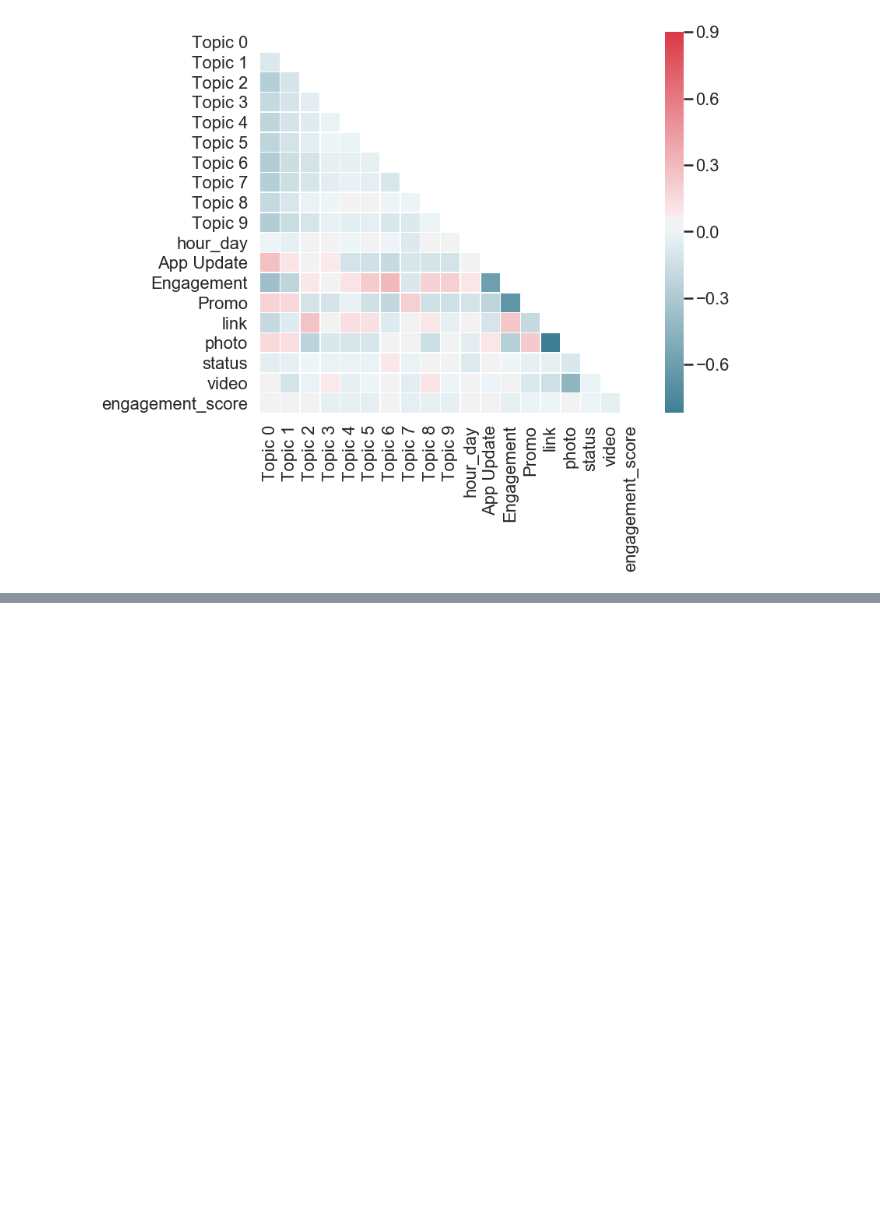
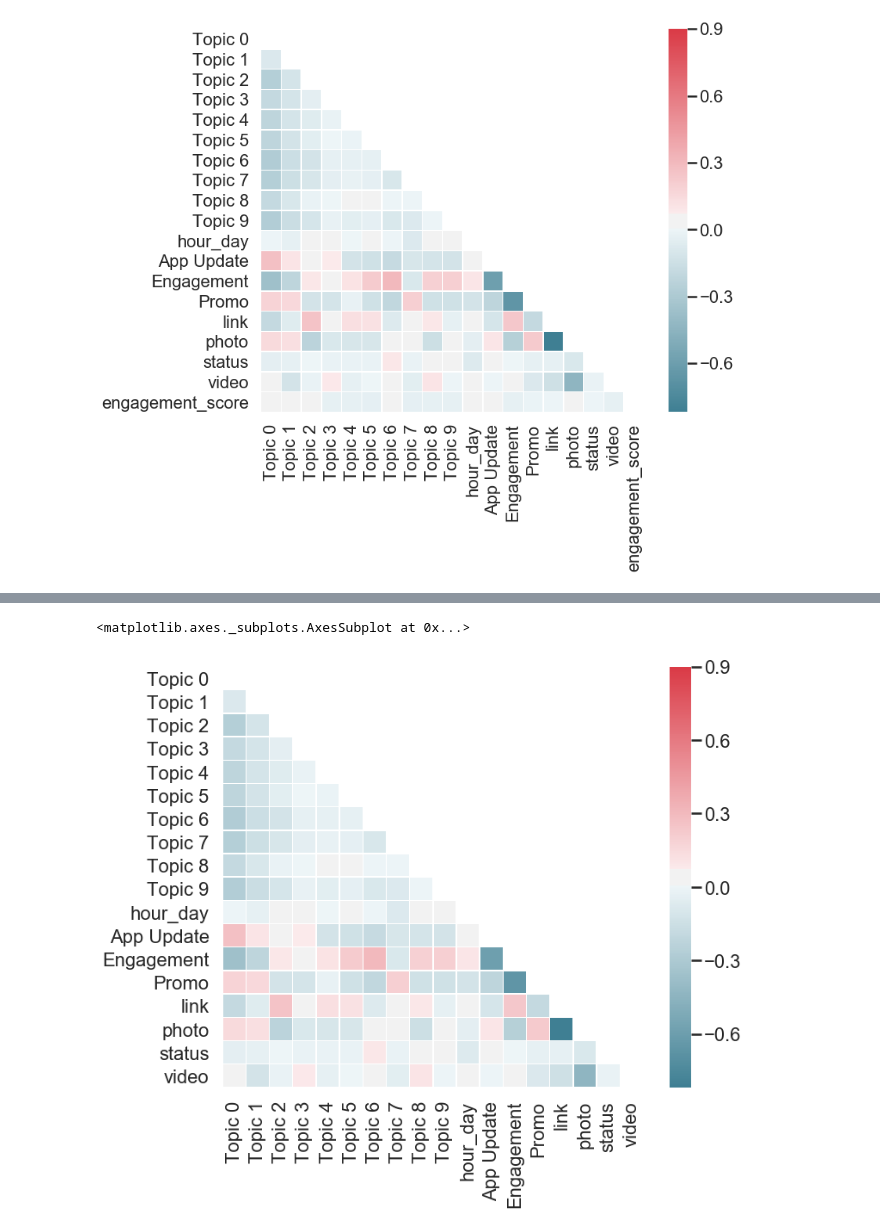
Before and after one commit to sherry0812/TeamUnicorn-NLP-FinTech, a Jupyter notebook: FinalTable/FinalTable.ipynb, the cells around one changed output, grey strips where cells are left out. Saved outputs shown, nothing was run; the diff lists cells and outputs as text; code cells hidden in the pictures; blank space fills up the shorter version.

```diff
--- a/FinalTable/FinalTable.ipynb
+++ b/FinalTable/FinalTable.ipynb
@@ -264,0 +267,18 @@ Distributions of first 18 columns
+# %%
+#Visualize Correlation
+
+# Generate a mask for the upper triangle
+mask = np.zeros_like(corr_classification, dtype=np.bool)
+mask[np.triu_indices_from(mask)] = True
+
+# Set up the matplotlib figure
+f, ax = plt.subplots(figsize=(11, 9))
+
+# Generate a custom diverging colormap
+cmap = sns.diverging_palette(220, 10, as_cmap=True)
+
+# Draw the heatmap with the mask and correct aspect ratio
+sns.heatmap(corr_classification, mask=mask, cmap=cmap, vmax=.9, square=True, linewidths=.5, ax=ax, xticklabels=True, yticklabels=True)
+# %% [output]
+<matplotlib.axes._subplots.AxesSubplot at 0x...>
+[figure, added]
```
Also changed, not shown: parts of 12 cells of this notebook.
